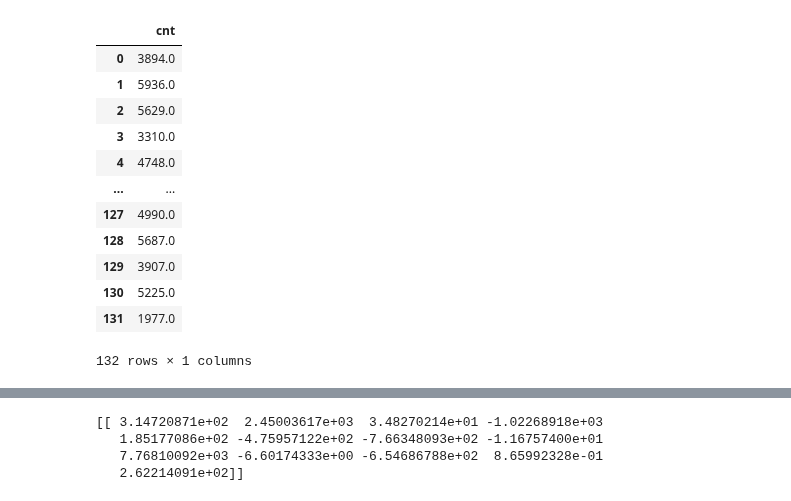
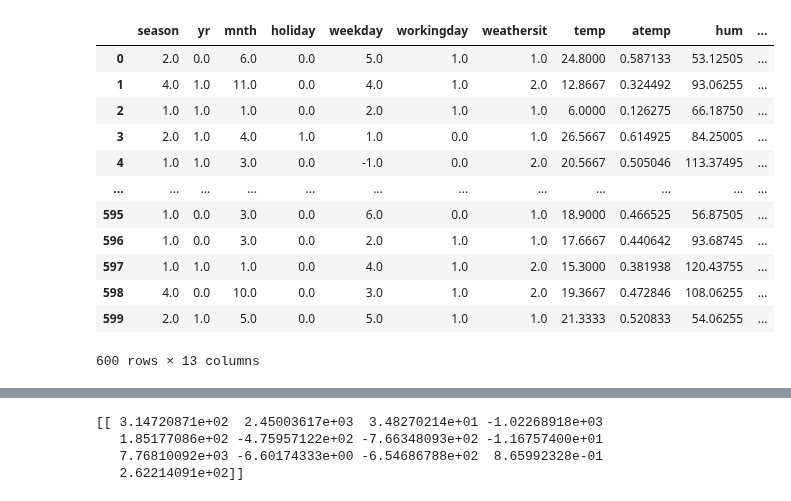
Before and after one commit to PatrykGadziomski/Bike-Rental-Prediction, a Jupyter notebook: Task 2/model_before_pp.ipynb, the cells around one changed output, grey strips where cells are left out. Saved outputs shown, nothing was run; the diff lists cells and outputs as text; code cells hidden in the pictures.

```diff
--- a/Task 2/model_before_pp.ipynb
+++ b/Task 2/model_before_pp.ipynb
@@ -32,21 +32,21 @@ test_features = test_df.iloc[:, :13]
 test_labels = test_df.iloc[:, -1:]
 # %%
 train_features
-train_labels
+#train_labels
 
-test_features
-test_labels
+#test_features
+#test_labels
 # %% [output]
-|  | cnt |
-| 0 | 3894.0 |
-| 1 | 5936.0 |
-| 2 | 5629.0 |
-| 3 | 3310.0 |
-| 4 | 4748.0 |
-| ... | ... |
-| 127 | 4990.0 |
-| 128 | 5687.0 |
-| 129 | 3907.0 |
-| 130 | 5225.0 |
-| 131 | 1977.0 |
+|  | season | yr | mnth | holiday | weekday | workingday | weathersit | temp | atemp | hum | ... |
+| 0 | 2.0 | 0.0 | 6.0 | 0.0 | 5.0 | 1.0 | 1.0 | 24.8000 | 0.587133 | 53.12505 | ... |
+| 1 | 4.0 | 1.0 | 11.0 | 0.0 | 4.0 | 1.0 | 2.0 | 12.8667 | 0.324492 | 93.06255 | ... |
+| 2 | 1.0 | 1.0 | 1.0 | 0.0 | 2.0 | 1.0 | 1.0 | 6.0000 | 0.126275 | 66.18750 | ... |
+| 3 | 2.0 | 1.0 | 4.0 | 1.0 | 1.0 | 0.0 | 1.0 | 26.5667 | 0.614925 | 84.25005 | ... |
+| 4 | 1.0 | 1.0 | 3.0 | 0.0 | -1.0 | 0.0 | 2.0 | 20.5667 | 0.505046 | 113.37495 | ... |
+| ... | ... | ... | ... | ... | ... | ... | ... | ... | ... | ... | ... |
+| 595 | 1.0 | 0.0 | 3.0 | 0.0 | 6.0 | 0.0 | 1.0 | 18.9000 | 0.466525 | 56.87505 | ... |
+| 596 | 1.0 | 0.0 | 3.0 | 0.0 | 2.0 | 1.0 | 1.0 | 17.6667 | 0.440642 | 93.68745 | ... |
+| 597 | 1.0 | 1.0 | 1.0 | 0.0 | 4.0 | 1.0 | 2.0 | 15.3000 | 0.381938 | 120.43755 | ... |
+| 598 | 4.0 | 0.0 | 10.0 | 0.0 | 3.0 | 1.0 | 2.0 | 19.3667 | 0.472846 | 108.06255 | ... |
+| 599 | 2.0 | 1.0 | 5.0 | 0.0 | 5.0 | 1.0 | 1.0 | 21.3333 | 0.520833 | 54.06255 | ... |
-132 rows × 1 columns
+600 rows × 13 columns
```
Also changed, not shown: parts of 6 cells of this notebook.
